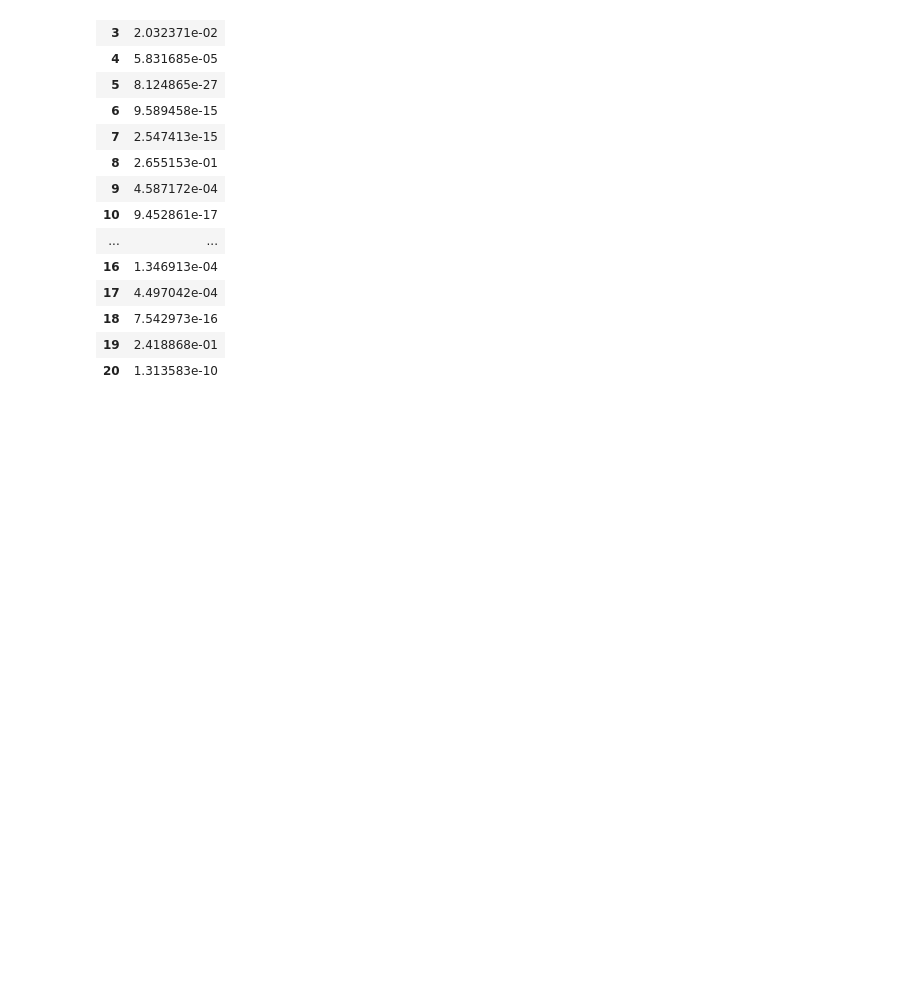
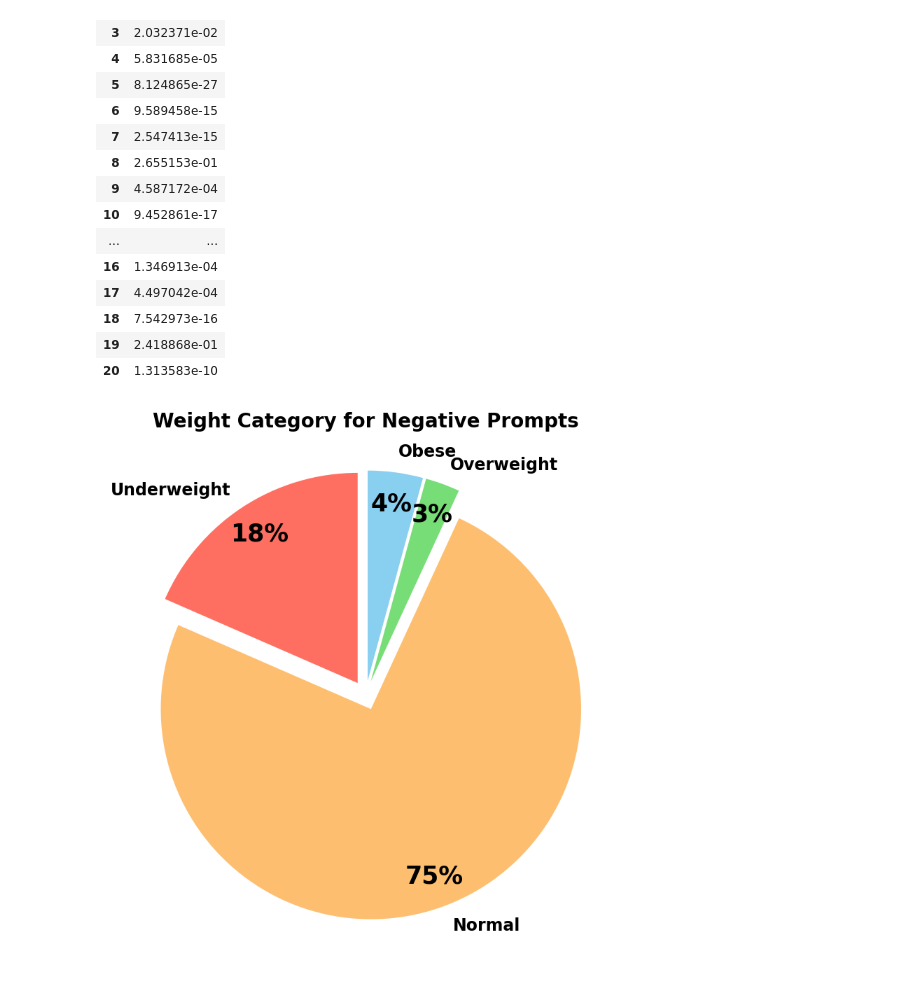
Before and after one commit to janewarren/decodingfatphobia, a Jupyter notebook: table_combination.ipynb, the cells around one changed output. Cells and saved outputs as stored; diff of their text form; code cells hidden in the pictures; blank space fills up the shorter version.

```diff
--- a/table_combination.ipynb
+++ b/table_combination.ipynb
@@ -271,0 +327,4 @@ pd.DataFrame(ttest_results, index=['p']).T
+# %%
+pie_plot(aggregated_df, 'N', 'Weight Category for Negative Prompts');
+# %% [output]
+[figure, added]
```
Also changed, not shown: parts of 2 cells of this notebook, 1 other file.
